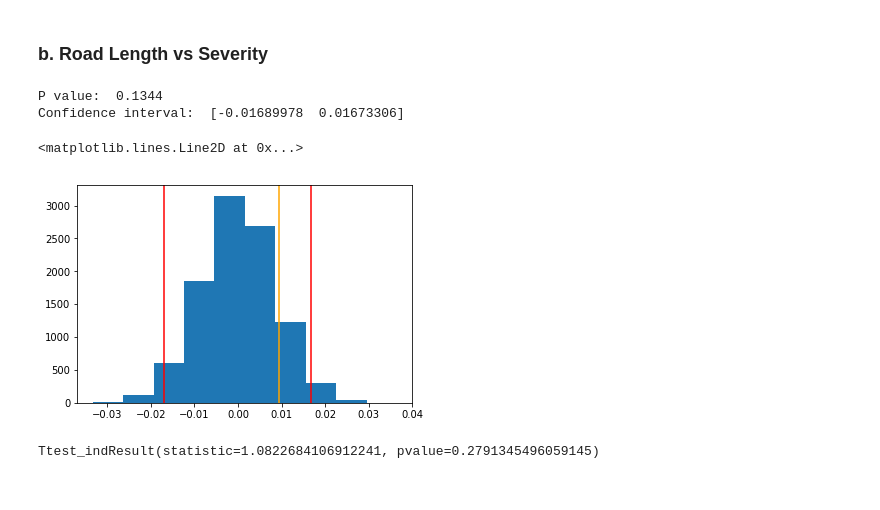
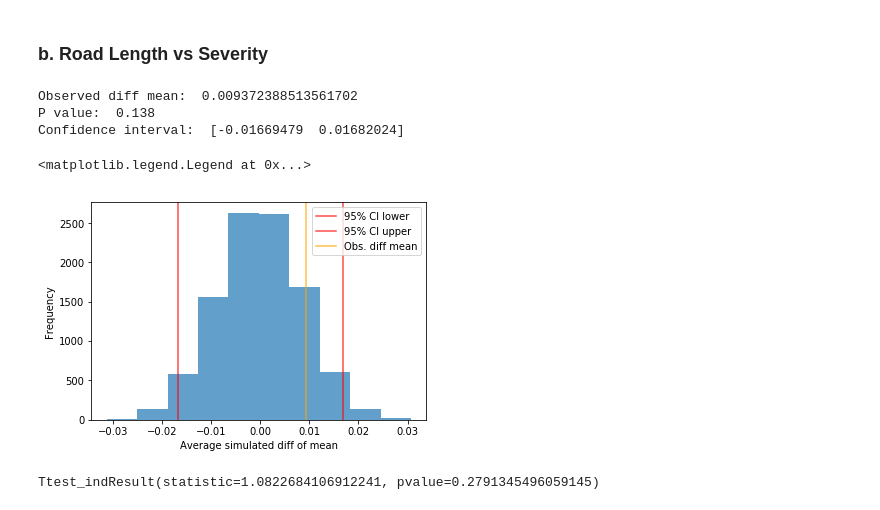
Before and after one commit to saychelsea11/Springboard-Projects, a Jupyter notebook: Capstone1_Project/Statistical_analysis.ipynb, the cells around one changed output. Cells and saved outputs as stored; diff of their text form; code cells hidden in the pictures.

```diff
--- a/Capstone1_Project/Statistical_analysis.ipynb
+++ b/Capstone1_Project/Statistical_analysis.ipynb
@@ -431,19 +513,24 @@ At the end, we opt for the permutation sampling method as it doesn't have any pr
 # %%
 diff_mean = np.mean(df_sev['Road Length']) - np.mean(df_not_sev['Road Length'])
 perm_replicates = draw_perm_reps(df_sev['Road Length'],df_not_sev['Road Length'],diff_of_means,size=10000)
 p_value = np.sum(perm_replicates>=diff_mean)/len(perm_replicates)
+print ("Observed diff mean: ",diff_mean)
 print ("P value: ",p_value)
 print ("Confidence interval: ",np.percentile(perm_replicates,(2.5,97.5)))
 
-plt.hist(perm_replicates)
-plt.axvline(np.percentile(perm_replicates,(2.5,97.5))[0],color='red')
-plt.axvline(np.percentile(perm_replicates,(2.5,97.5))[1],color='red')
-plt.axvline(diff_mean,color='orange')
+plt.hist(perm_replicates,alpha=0.7)
+plt.axvline(np.percentile(perm_replicates,(2.5,97.5))[0],color='red',label='95% CI lower',alpha=0.7)
+plt.axvline(np.percentile(perm_replicates,(2.5,97.5))[1],color='red',label='95% CI upper',alpha=0.7)
+plt.axvline(diff_mean,color='orange',alpha=0.7,label='Obs. diff mean')
+plt.ylabel('Frequency')
+plt.xlabel('Average simulated diff of mean')
+plt.legend()
 # %% [output]
-P value:  0.1344
-Confidence interval:  [-0.01689978  0.01673306]
+Observed diff mean:  0.009372388513561702
+P value:  0.138
+Confidence interval:  [-0.01669479  0.01682024]
-<matplotlib.lines.Line2D at 0x...>
+<matplotlib.legend.Legend at 0x...>
-[figure, old version]
+[figure, new version]
 # %%
 st.ttest_ind(pd.Series(df_sev['Road Length']).dropna(),pd.Series(df_not_sev['Road Length']).dropna())
 # %% [output]
```
Also changed, not shown: parts of 16 cells of this notebook, 1 other file.
